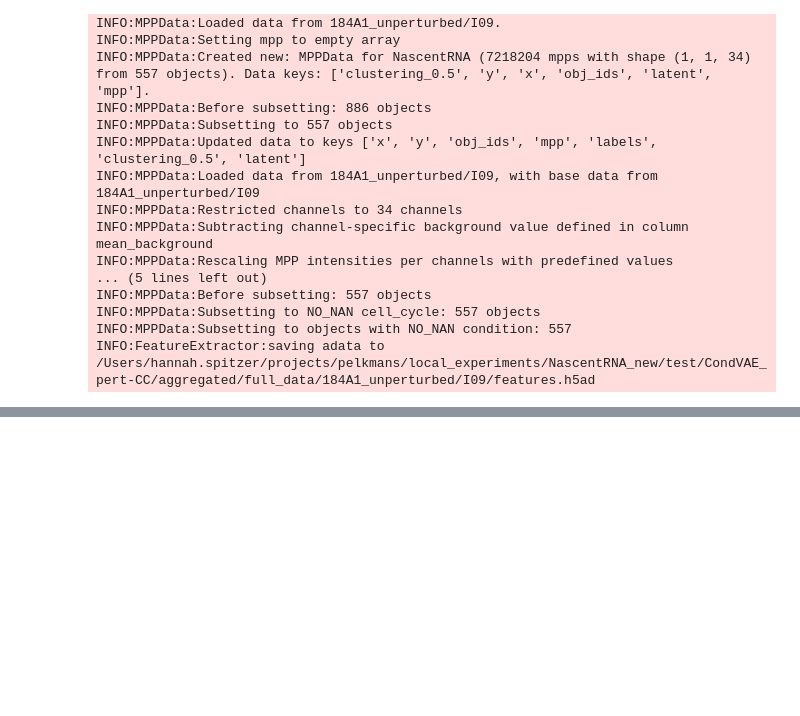
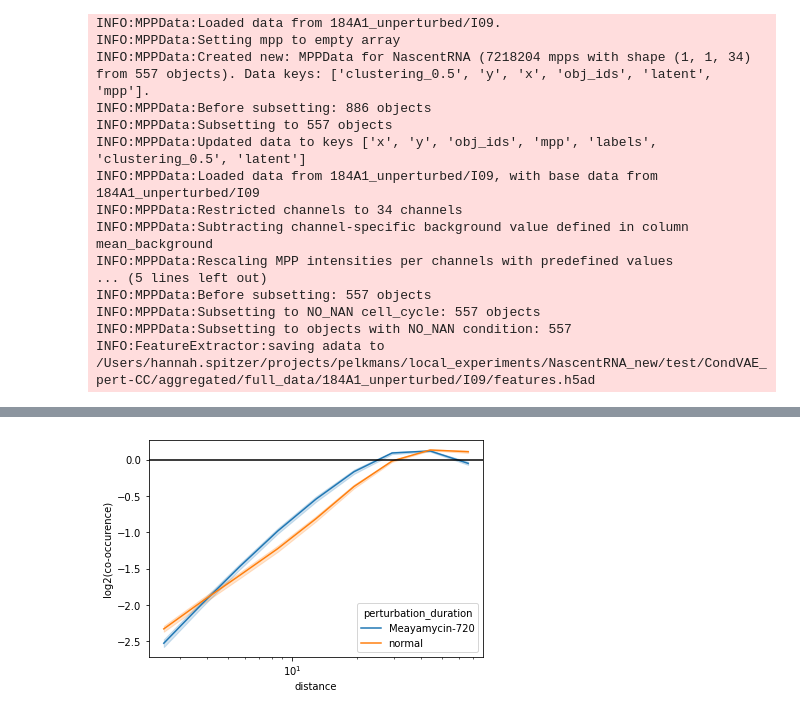
Before and after one commit to theislab/campa, a Jupyter notebook: notebooks/extract_features.ipynb, the cells around one changed output, grey strips where cells are left out. Saved outputs shown, nothing was run; the diff lists cells and outputs as text; code cells hidden in the pictures; blank space fills up the shorter version.

Commit message:
co-occ score plots

```diff
--- a/notebooks/extract_features.ipynb
+++ b/notebooks/extract_features.ipynb
@@ -62,2 +55,0 @@ extr.adata.uns['params']
-# %%
-extr = FeatureExtractor.from_adata(os.path.join(exp.full_path, 'aggregated/full_data', data_dir, 'features.h5ad'))
@@ -306,0 +86,7 @@ plot_intensity_change(**res, adjust_height=True, figsize=(15,5), vmin=-2, vmax=2
+# %%
+exp = Experiment.from_dir('test/CondVAE_pert-CC')
+# load and concat all adatas
+extrs = [FeatureExtractor.from_adata(os.path.join(exp.full_path, 'aggregated/full_data', data_dir, 'features.h5ad')) for data_dir in exp.data_params['data_dirs']]
+
+# get combined adata
+adata = ad.concat([extr.adata for extr in extrs], index_unique='-', uns_merge='same')
@@ -306,0 +107,9 @@ plot_intensity_change(**res, adjust_height=True, figsize=(15,5), vmin=-2, vmax=2
+# %%
+# plot meam co-occ scores
+condition = 'perturbation_duration'
+condition_values = None
+
+# for one cluster-cluster pairing
+plot_co_occurrence(adata, '0', '1', condition, condition_values)
+# %% [output]
+[figure, added]
```
Also changed, not shown: parts of 27 cells of this notebook, 5 other files.
